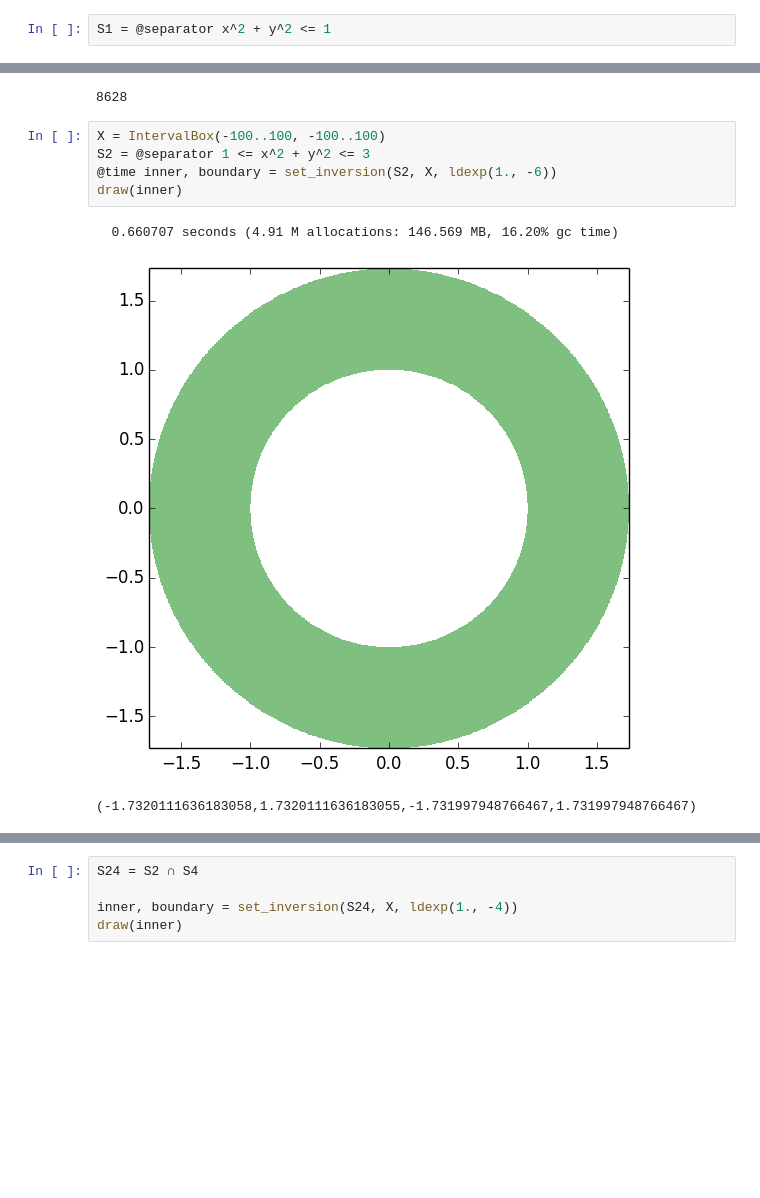
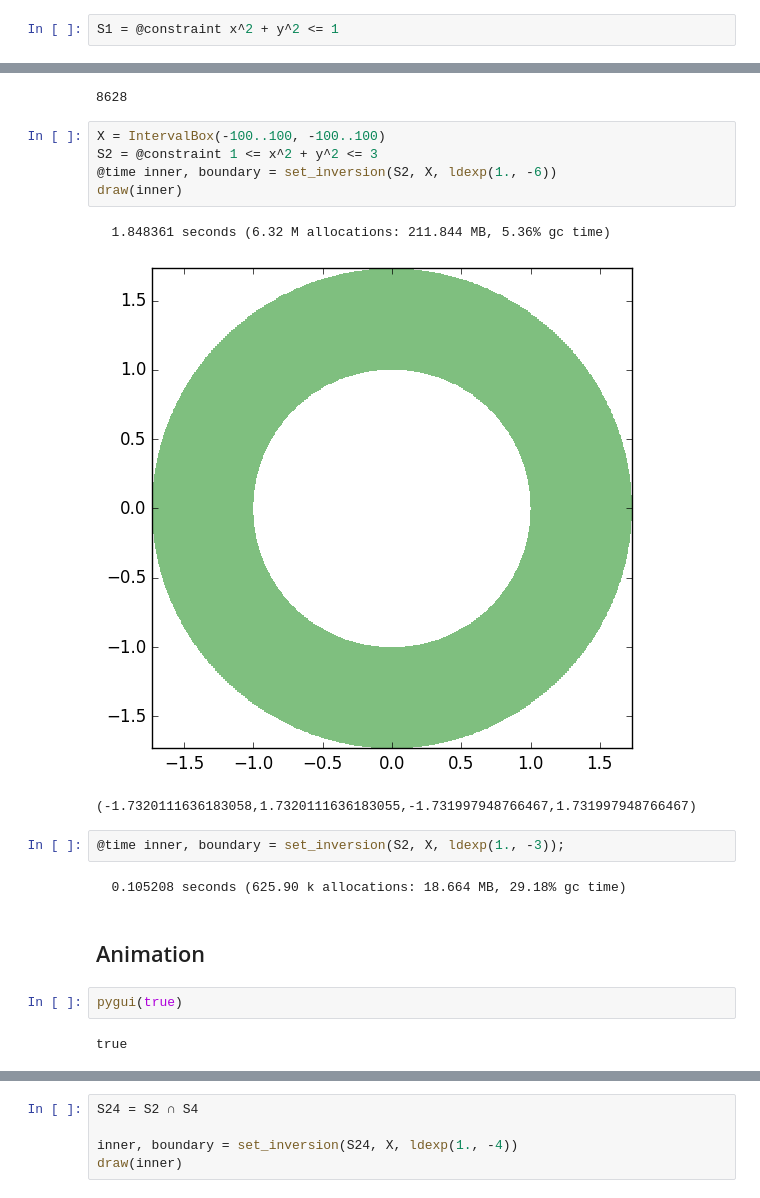
Before and after one commit to JuliaIntervals/IntervalConstraintProgramming.jl, a Jupyter notebook: examples/Set inversion with separators examples.ipynb, the cells around one changed output, grey strips where cells are left out. Saved outputs shown, nothing was run; the diff lists cells and outputs as text; blank space fills up the shorter version.

```diff
--- a/examples/Set inversion with separators examples.ipynb
+++ b/examples/Set inversion with separators examples.ipynb
@@ -5,7 +7,7 @@ include("draw_boxes.jl")
 # %% [output]
 draw_boxes (generic function with 4 methods)
 # %%
-S1 = @separator x^2 + y^2 <= 1
+S1 = @constraint x^2 + y^2 <= 1
 # %% [output]
 Separator:
   - variables: [:x,:y]
@@ -83,10 +102,20 @@ length(inner)
 8628
 # %%
 X = IntervalBox(-100..100, -100..100)
-S2 = @separator 1 <= x^2 + y^2 <= 3
+S2 = @constraint 1 <= x^2 + y^2 <= 3
 @time inner, boundary = set_inversion(S2, X, ldexp(1., -6))
 draw(inner)
 # %% [output]
-  0.660707 seconds (4.91 M allocations: 146.569 MB, 16.20% gc time)
+  1.848361 seconds (6.32 M allocations: 211.844 MB, 5.36% gc time)
-[figure, old version]
+[figure, new version]
 (-1.7320111636183058,1.7320111636183055,-1.731997948766467,1.731997948766467)
+# %%
+@time inner, boundary = set_inversion(S2, X, ldexp(1., -3));
+# %% [output]
+  0.105208 seconds (625.90 k allocations: 18.664 MB, 29.18% gc time)
+# %% [markdown]
+## Animation
+# %%
+pygui(true)
+# %% [output]
+true
```
Also changed, not shown: parts of 15 cells of this notebook, 2 other files.
